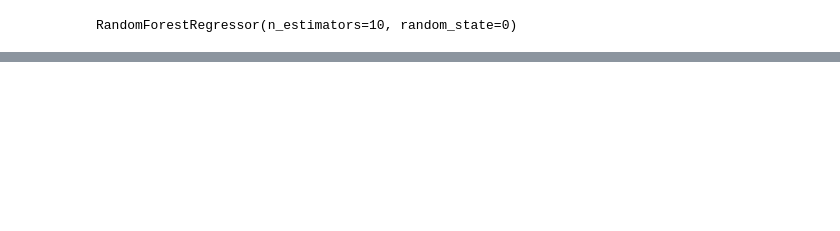
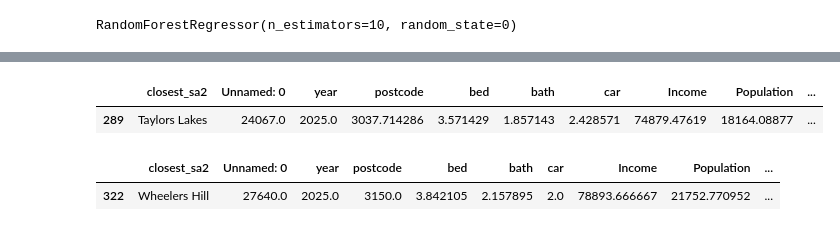
Before and after one commit to MAST30034-Applied-Data-Science/generic-real-estate-consulting-project-group-60, a Jupyter notebook: notebooks/Random_forest.ipynb, the cells around one changed output, grey strips where cells are left out. Cells and saved outputs as stored; diff of their text form; code cells hidden in the pictures; blank space fills up the shorter version.

```diff
--- a/notebooks/Random_forest.ipynb
+++ b/notebooks/Random_forest.ipynb
@@ -84,0 +108,11 @@ KeyError: 'Abbotsford'
+# %%
+#As for the large house so many demand of the house
+test[test.closest_sa2 == 'Taylors Lakes']
+# %% [output]
+|  | closest_sa2 | Unnamed: 0 | year | postcode | bed | bath | car | Income | Population | ... |
+| 289 | Taylors Lakes | 24067.0 | 2025.0 | 3037.714286 | 3.571429 | 1.857143 | 2.428571 | 74879.47619 | 18164.08877 | ... |
+# %%
+test[test.closest_sa2 == 'Wheelers Hill']
+# %% [output]
+|  | closest_sa2 | Unnamed: 0 | year | postcode | bed | bath | car | Income | Population | ... |
+| 322 | Wheelers Hill | 27640.0 | 2025.0 | 3150.0 | 3.842105 | 2.157895 | 2.0 | 78893.666667 | 21752.770952 | ... |
```
Also changed, not shown: parts of 12 cells of this notebook, 2 other files.
